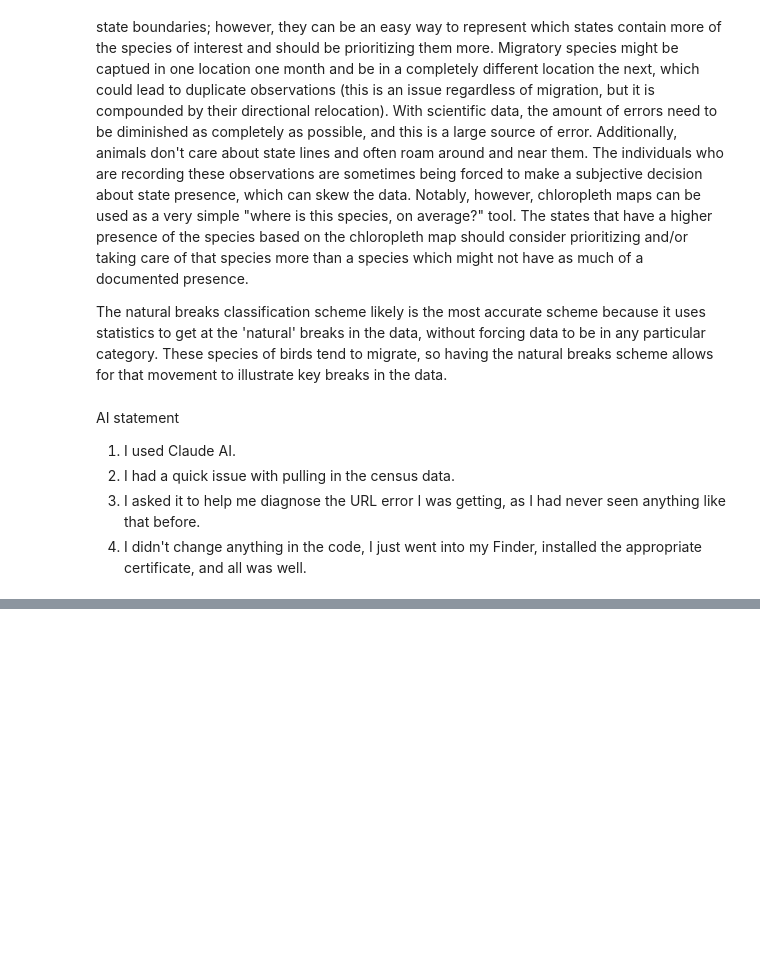
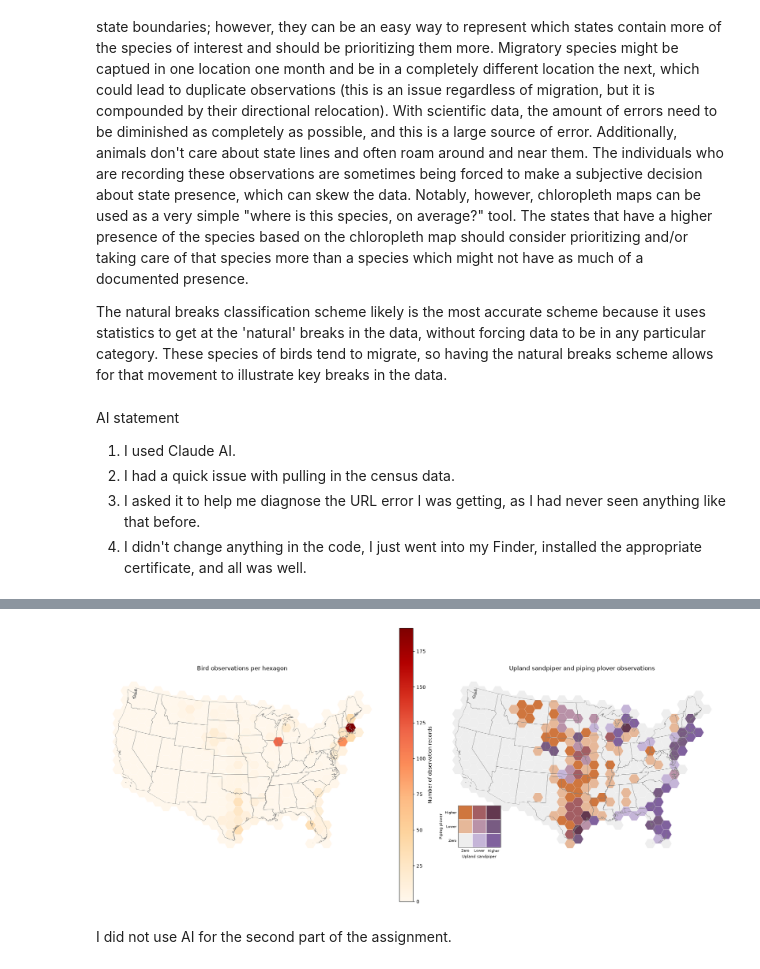
Before and after one commit to arhorton/geog592-arhorton, a Jupyter notebook: homework/week09/arhorton-hw09.ipynb, the cells around one changed output, grey strips where cells are left out. Saved outputs shown, nothing was run; the diff lists cells and outputs as text; code cells hidden in the pictures; blank space fills up the shorter version.

```diff
--- a/homework/week09/arhorton-hw09.ipynb
+++ b/homework/week09/arhorton-hw09.ipynb
@@ -465,0 +673,21 @@ AI statement
+# %%
+def hexCountMap(ax, grid, states): ## this is the code that actually creates the map itself
+    grid.plot(
+        ax=ax,
+        column="total",
+        cmap="OrRd", ## setting this color scheme to match the one above
+        edgecolor="white",
+        linewidth=0.2,
+        legend=True,
+        legend_kwds={"label": "Number of observation records"}
+    )
+
+    states.boundary.plot(
+        ax=ax,
+        color="gray",
+        linewidth=0.4
+    )
+
+    ax.set_title("Bird observations per hexagon")
+    ax.set_axis_off()
+    return ax
@@ -465,0 +762,13 @@ AI statement
+# %%
+fig, axes = plt.subplots(
+    1, 2,
+    figsize=(18, 8),
+    layout="constrained"
+)
+
+hexCountMap(axes[0], grid, states)
+hexBivariateMap(axes[1], grid, states)
+
+plt.show()
+# %% [output]
+[figure, added]
@@ -465,0 +777,2 @@ AI statement
+# %% [markdown]
+I did not use AI for the second part of the assignment.
```
Also changed, not shown: parts of 13 cells of this notebook, 5 other files.
